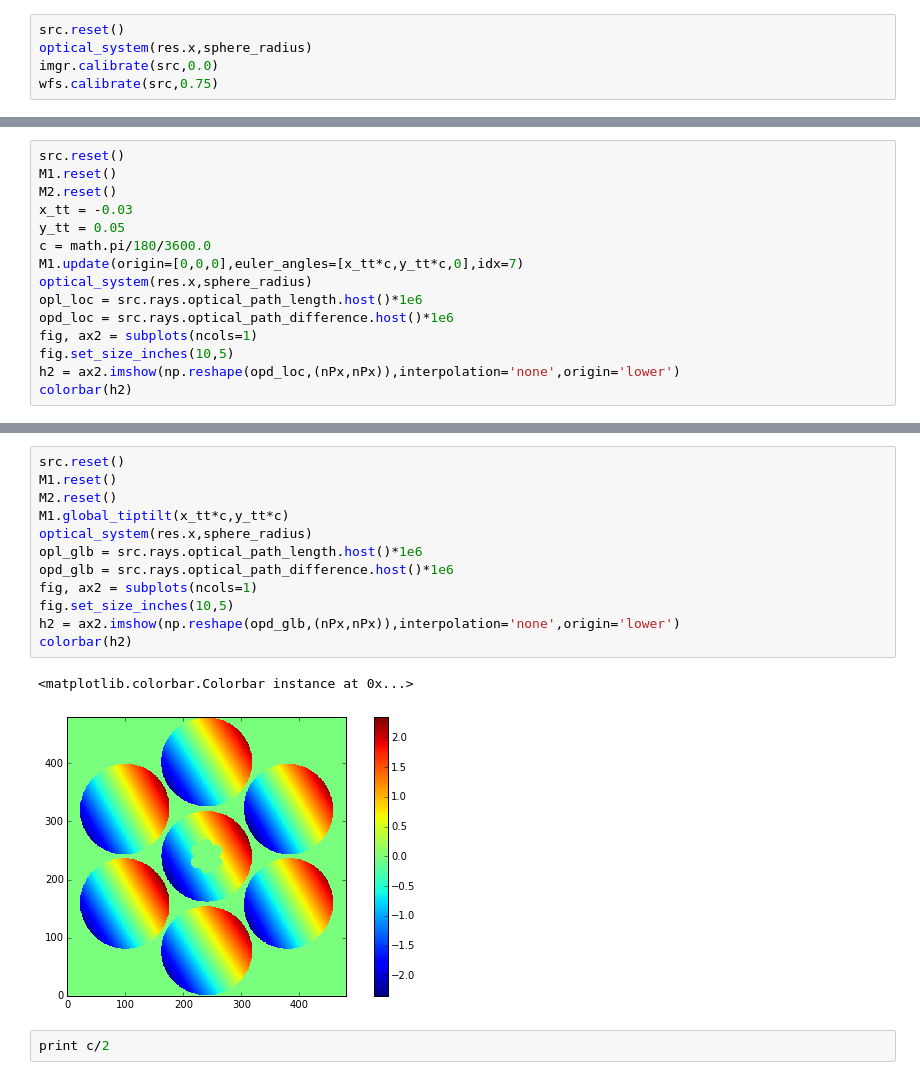
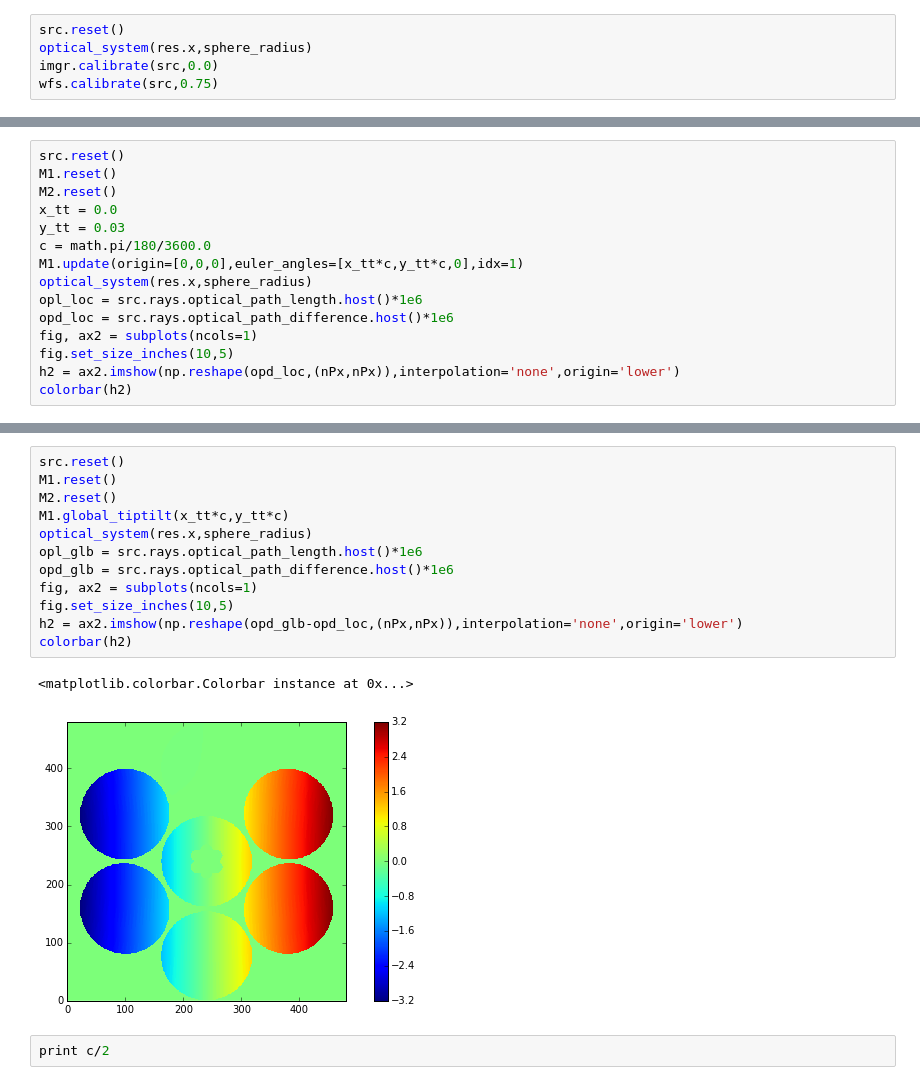
Before and after one commit to rconan/CEO, a Jupyter notebook: rayTracing/GMT-M1-Global-Tip-Tilt.ipynb, the cells around one changed output, grey strips where cells are left out. Saved outputs shown, nothing was run; the diff lists cells and outputs as text.

```diff
--- a/rayTracing/GMT-M1-Global-Tip-Tilt.ipynb
+++ b/rayTracing/GMT-M1-Global-Tip-Tilt.ipynb
@@ -77,10 +93,10 @@ colorbar()
 src.reset()
 M1.reset()
 M2.reset()
-x_tt = -0.03
-y_tt = 0.05
+x_tt = 0.0
+y_tt = 0.03
 c = math.pi/180/3600.0
-M1.update(origin=[0,0,0],euler_angles=[x_tt*c,y_tt*c,0],idx=7)
+M1.update(origin=[0,0,0],euler_angles=[x_tt*c,y_tt*c,0],idx=1)
 optical_system(res.x,sphere_radius)
 opl_loc = src.rays.optical_path_length.host()*1e6
 opd_loc = src.rays.optical_path_difference.host()*1e6
@@ -91,18 +110,18 @@ colorbar(h2)
 # %%
 src.reset()
 M1.reset()
 M2.reset()
 M1.global_tiptilt(x_tt*c,y_tt*c)
 optical_system(res.x,sphere_radius)
 opl_glb = src.rays.optical_path_length.host()*1e6
 opd_glb = src.rays.optical_path_difference.host()*1e6
 fig, ax2 = subplots(ncols=1)
 fig.set_size_inches(10,5)
-h2 = ax2.imshow(np.reshape(opd_glb,(nPx,nPx)),interpolation='none',origin='lower')
+h2 = ax2.imshow(np.reshape(opd_glb-opd_loc,(nPx,nPx)),interpolation='none',origin='lower')
 colorbar(h2)
 # %% [output]
 <matplotlib.colorbar.Colorbar instance at 0x...>
-[figure, old version]
+[figure, new version]
 # %%
 print c/2
 # %% [output]
```
Also changed, not shown: parts of 6 cells of this notebook, 2 other files.
